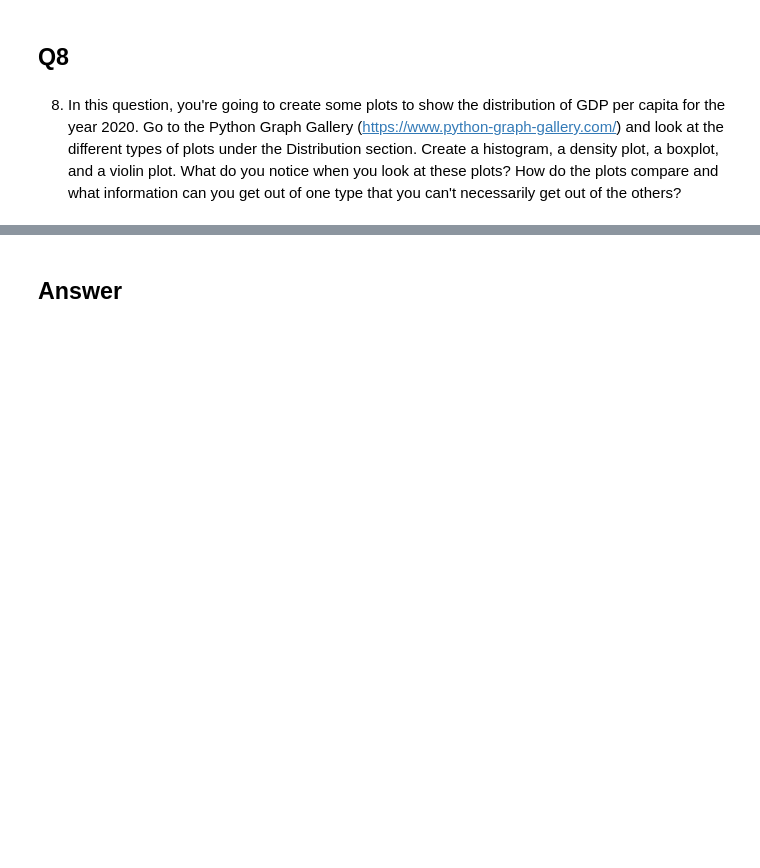
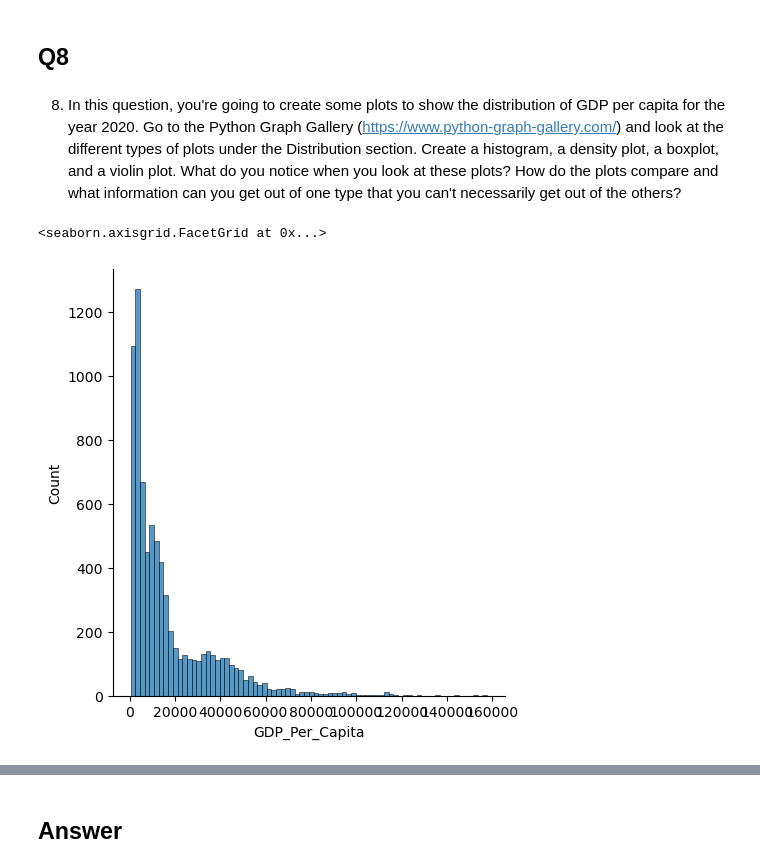
Before and after one commit to NSS-Data-Analytics-Cohort-11/undata-MQuarles2012, a Jupyter notebook: notebook/UN_data_DA11_MelQ.ipynb, the cells around one changed output, grey strips where cells are left out. Saved outputs shown, nothing was run; the diff lists cells and outputs as text; code cells hidden in the pictures; blank space fills up the shorter version.

```diff
--- a/notebook/UN_data_DA11_MelQ.ipynb
+++ b/notebook/UN_data_DA11_MelQ.ipynb
@@ -155,3 +185,7 @@ Observations:
 8. In this question, you're going to create some plots to show the distribution of GDP per capita for the year 2020. Go to the Python Graph Gallery (https://www.python-graph-gallery.com/) and look at the different types of plots under the Distribution section. Create a histogram, a density plot, a boxplot, and a violin plot. What do you notice when you look at these plots? How do the plots compare and what information can you get out of one type that you can't necessarily get out of the others?
 # %%
 #histogram
+sns.displot(data=gdp_df["GDP_Per_Capita"])
+# %% [output]
+<seaborn.axisgrid.FacetGrid at 0x...>
+[figure, added]
```
Also changed, not shown: parts of 14 cells of this notebook.
